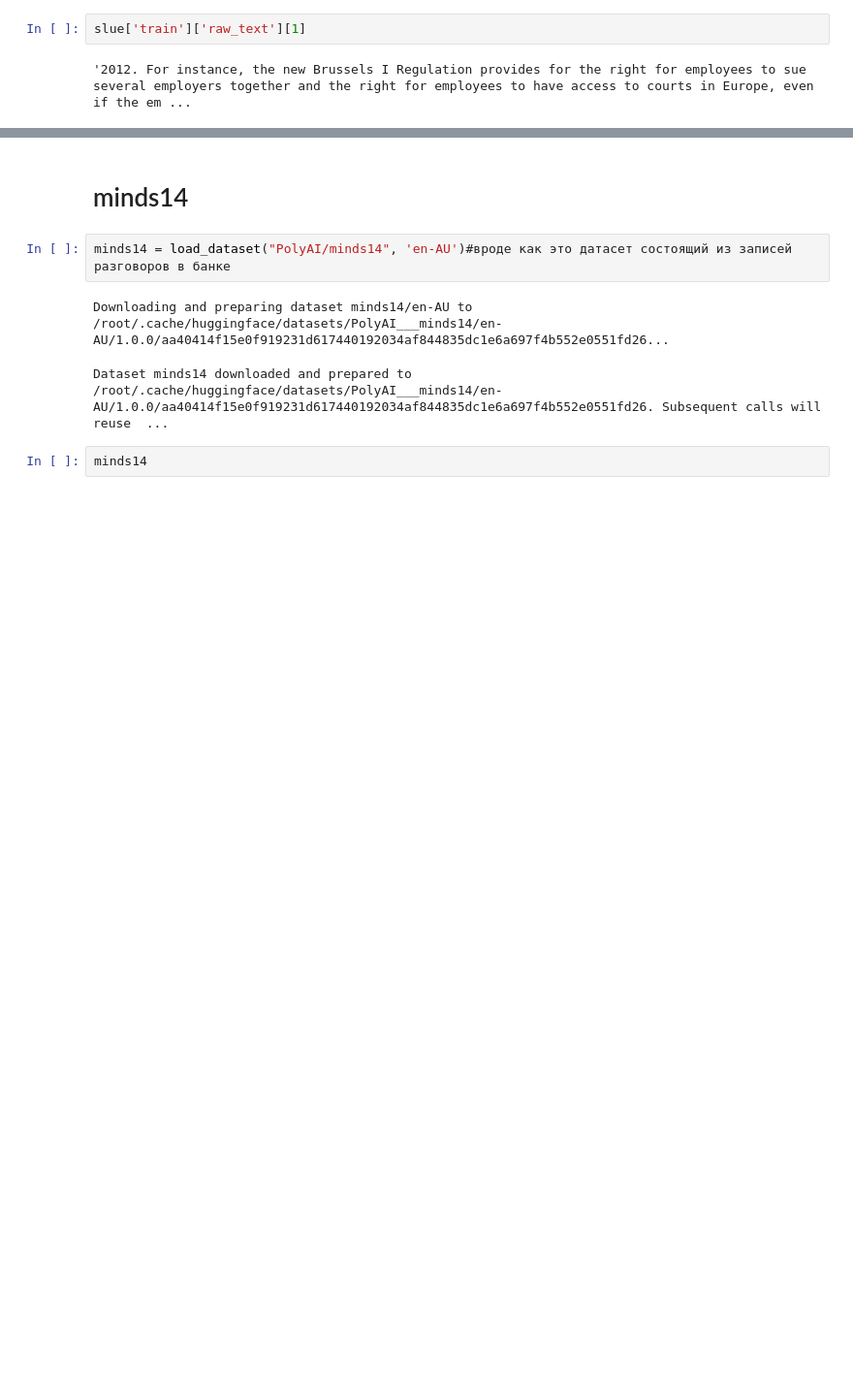
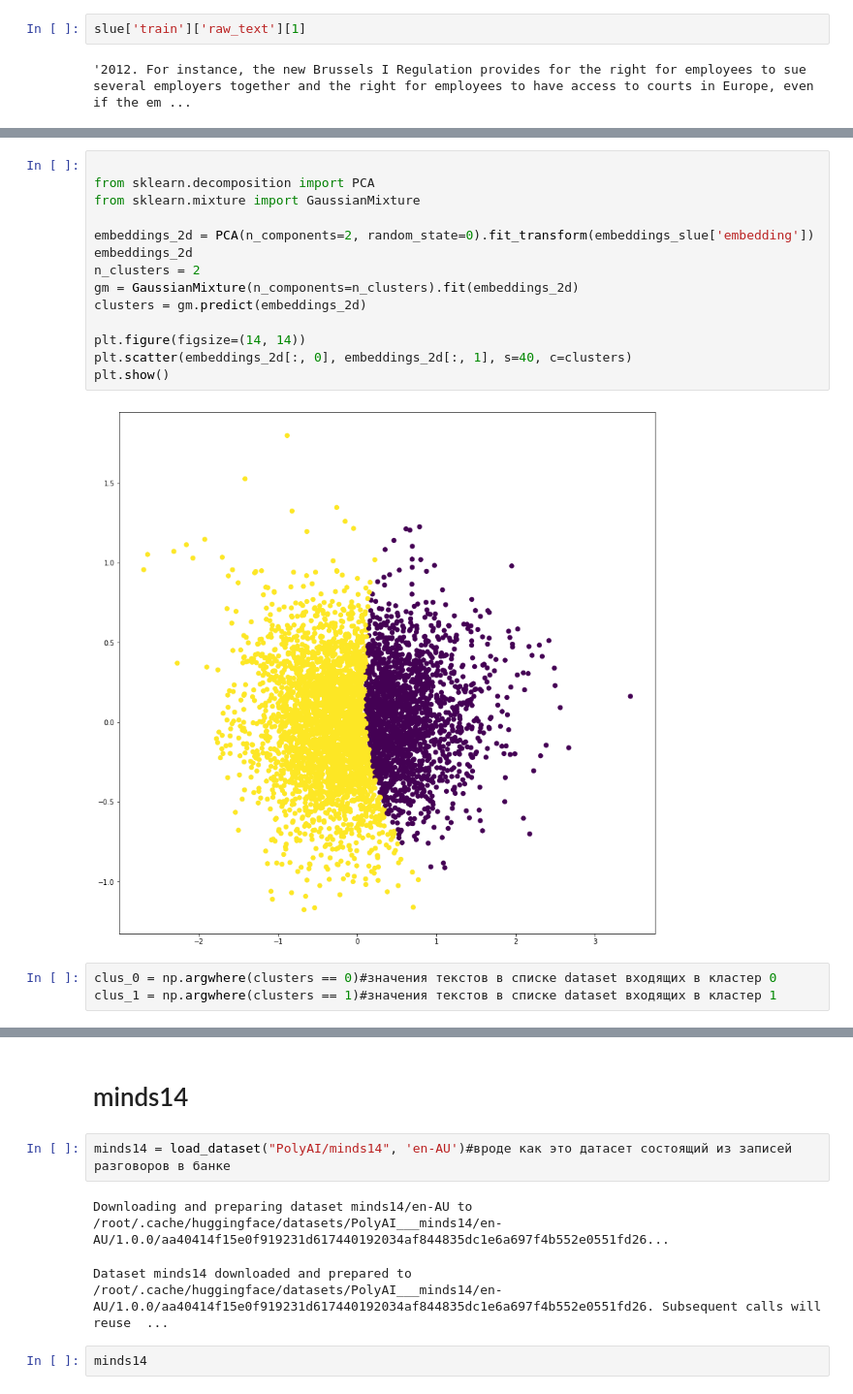
Before and after one commit to IlyaZelinskiy/Wav2vec_CFT_SHIFT_LAB, a Jupyter notebook: ASR_datasets.ipynb, the cells around one changed output, grey strips where cells are left out. Shown at 97% size. Drawn from its saved outputs; the diff is of its cells as text; blank space fills up the shorter version.

```diff
--- a/ASR_datasets.ipynb
+++ b/ASR_datasets.ipynb
@@ -51,0 +200,19 @@ two thousand and twelve for instance the new brussels i regulation provides for
+# %%
+
+from sklearn.decomposition import PCA
+from sklearn.mixture import GaussianMixture
+
+embeddings_2d = PCA(n_components=2, random_state=0).fit_transform(embeddings_slue['embedding'])
+embeddings_2d
+n_clusters = 2
+gm = GaussianMixture(n_components=n_clusters).fit(embeddings_2d)
+clusters = gm.predict(embeddings_2d)
+
+plt.figure(figsize=(14, 14))
+plt.scatter(embeddings_2d[:, 0], embeddings_2d[:, 1], s=40, c=clusters)
+plt.show()
+# %% [output]
+[figure, added]
+# %%
+clus_0 = np.argwhere(clusters == 0)#значения текстов в списке dataset входящих в кластер 0
+clus_1 = np.argwhere(clusters == 1)#значения текстов в списке dataset входящих в кластер 1
```
Also changed, not shown: parts of 18 cells of this notebook.
